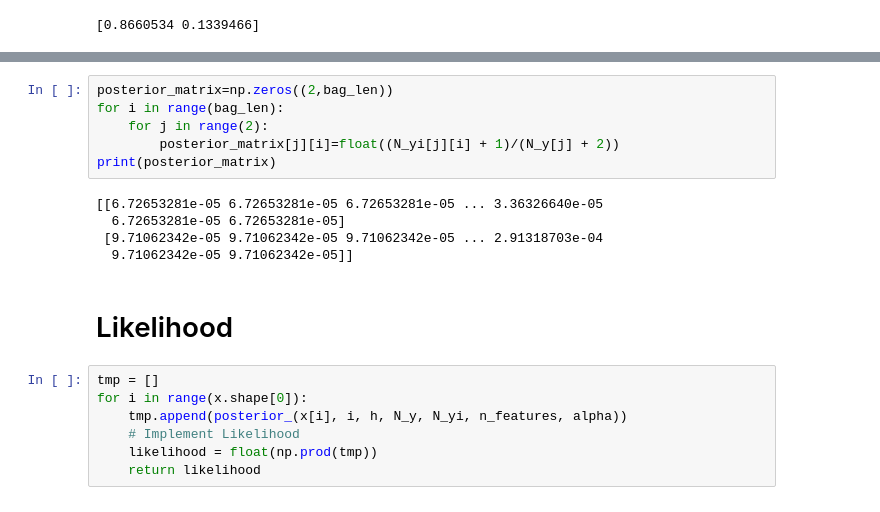
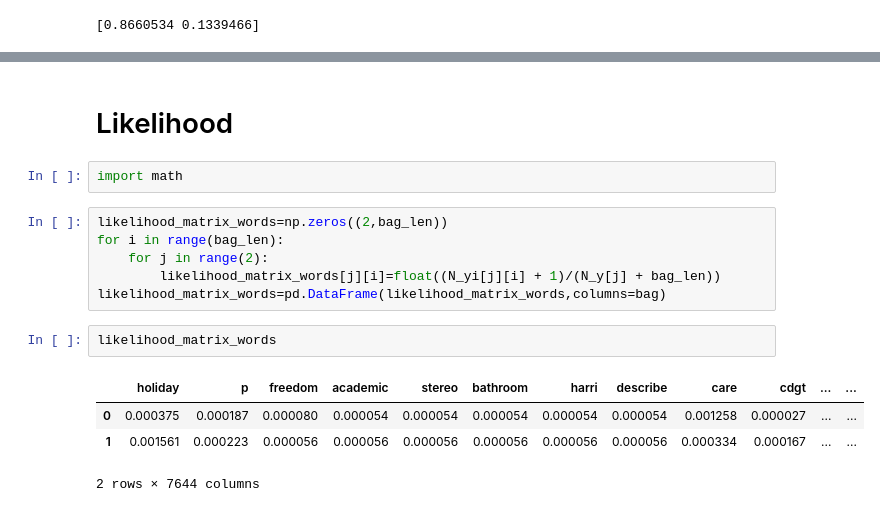
Before and after one commit to letiziarusso/FDS-Final_Project, a Jupyter notebook: Davide_Simone.ipynb, the cells around one changed output, grey strips where cells are left out. Cells and saved outputs as stored; diff of their text form.

```diff
--- a/Davide_Simone.ipynb
+++ b/Davide_Simone.ipynb
@@ -162,23 +170,20 @@ print(P)
-# %%
-posterior_matrix=np.zeros((2,bag_len))
-for i in range(bag_len):
-    for j in range(2):
-        posterior_matrix[j][i]=float((N_yi[j][i] + 1)/(N_y[j] + 2))
-print(posterior_matrix)
-# %% [output]
-[[6.72653281e-05 6.72653281e-05 6.72653281e-05 ... 3.36326640e-05
-  6.72653281e-05 6.72653281e-05]
- [9.71062342e-05 9.71062342e-05 9.71062342e-05 ... 2.91318703e-04
-  9.71062342e-05 9.71062342e-05]]
 # %% [markdown]
 # Likelihood
-# %%
-tmp = []
-for i in range(x.shape[0]):
-    tmp.append(posterior_(x[i], i, h, N_y, N_yi, n_features, alpha))
-    # Implement Likelihood
-    likelihood = float(np.prod(tmp))
-    return likelihood
+# %%
+import math
+# %%
+likelihood_matrix_words=np.zeros((2,bag_len))
+for i in range(bag_len):
+    for j in range(2):
+        likelihood_matrix_words[j][i]=float((N_yi[j][i] + 1)/(N_y[j] + bag_len))
+likelihood_matrix_words=pd.DataFrame(likelihood_matrix_words,columns=bag)
+# %%
+likelihood_matrix_words
+# %% [output]
+|  | holiday | p | freedom | academic | stereo | bathroom | harri | describe | care | cdgt | ... | ... |
+| 0 | 0.000375 | 0.000187 | 0.000080 | 0.000054 | 0.000054 | 0.000054 | 0.000054 | 0.000054 | 0.001258 | 0.000027 | ... | ... |
+| 1 | 0.001561 | 0.000223 | 0.000056 | 0.000056 | 0.000056 | 0.000056 | 0.000056 | 0.000056 | 0.000334 | 0.000167 | ... | ... |
+2 rows × 7644 columns
 # %%
 likelihood_matrix=np.zeros((len(X_train),2))
 for i in range(len(X_train)):
```
Also changed, not shown: parts of 13 cells of this notebook.
